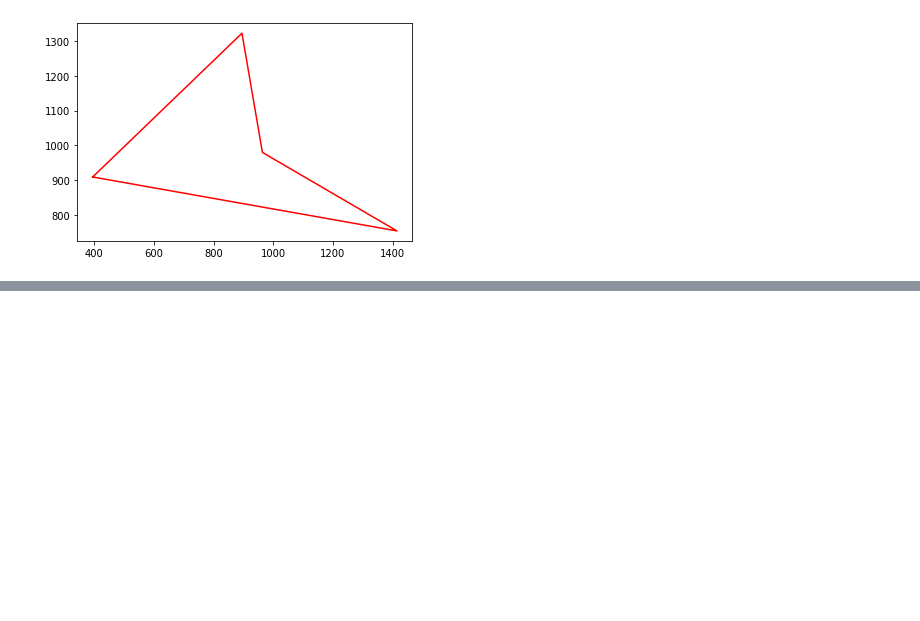
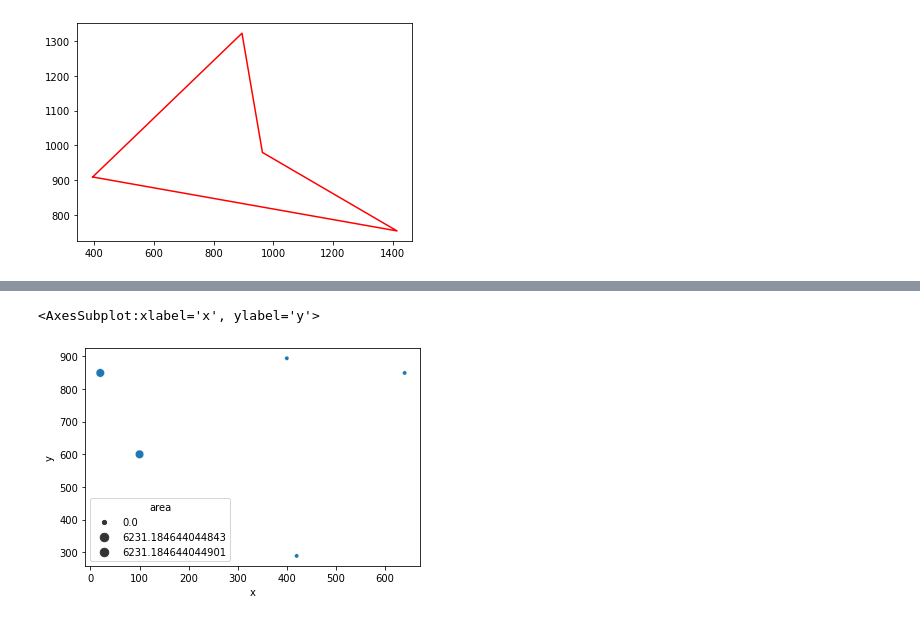
Before and after one commit to scuervo91/volumetricspy, a Jupyter notebook: docs/examples/3-Points/points.ipynb, the cells around one changed output, grey strips where cells are left out. Saved outputs shown, nothing was run; the diff lists cells and outputs as text; code cells hidden in the pictures; blank space fills up the shorter version.

```diff
--- a/docs/examples/3-Points/points.ipynb
+++ b/docs/examples/3-Points/points.ipynb
@@ -134,3 +134,6 @@ plt.plot(sev[:,0],sev[:,1],'r')
 # %% [output]
 [<matplotlib.lines.Line2D at 0x...>]
 [figure]
+# %%
+cp1 = CloudPoints().from_df(df.sample(5), x='X',y='Y',fields=['Porosity','Perm'], crs=3116)
+cp1.df()
@@ -136,0 +147,3 @@ plt.plot(sev[:,0],sev[:,1],'r')
+# %%
+df1 = cp1.poly_declustering().df()
+df1
@@ -136,0 +157,5 @@ plt.plot(sev[:,0],sev[:,1],'r')
+# %%
+sns.scatterplot(data=df1, x='x',y='y',size='area')
+# %% [output]
+<AxesSubplot:xlabel='x', ylabel='y'>
+[figure, added]
```
Also changed, not shown: parts of 8 cells of this notebook, 4 other files.
